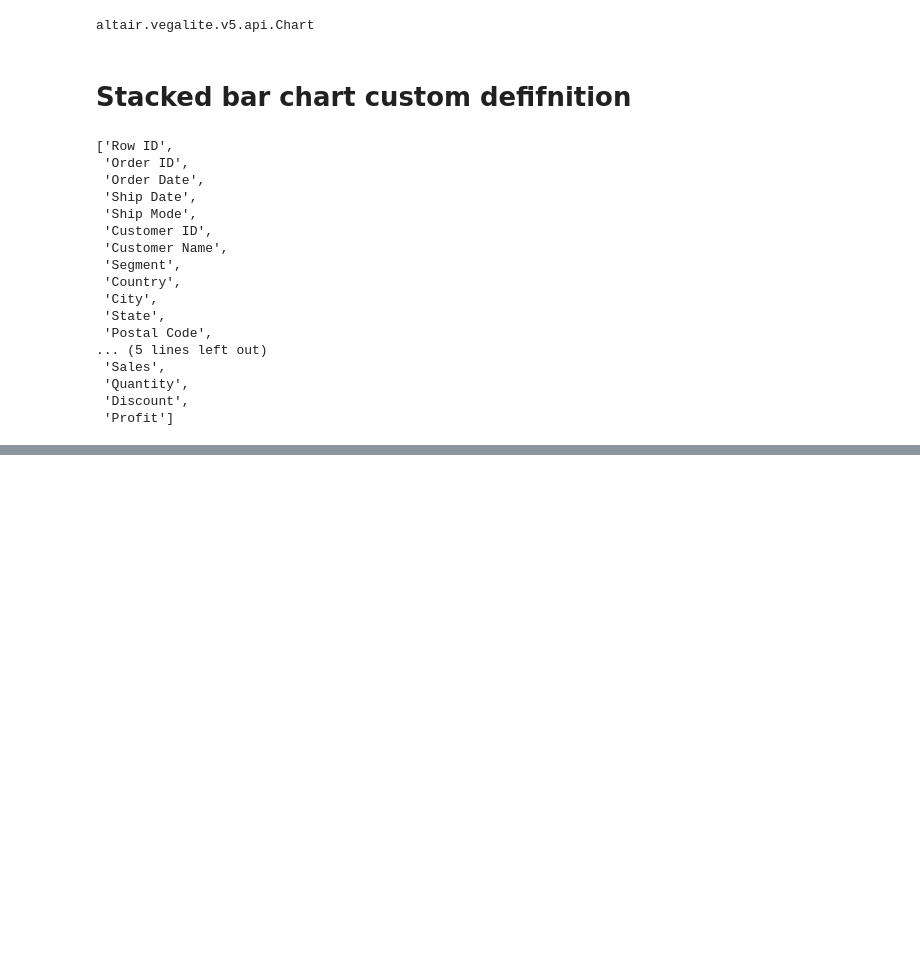
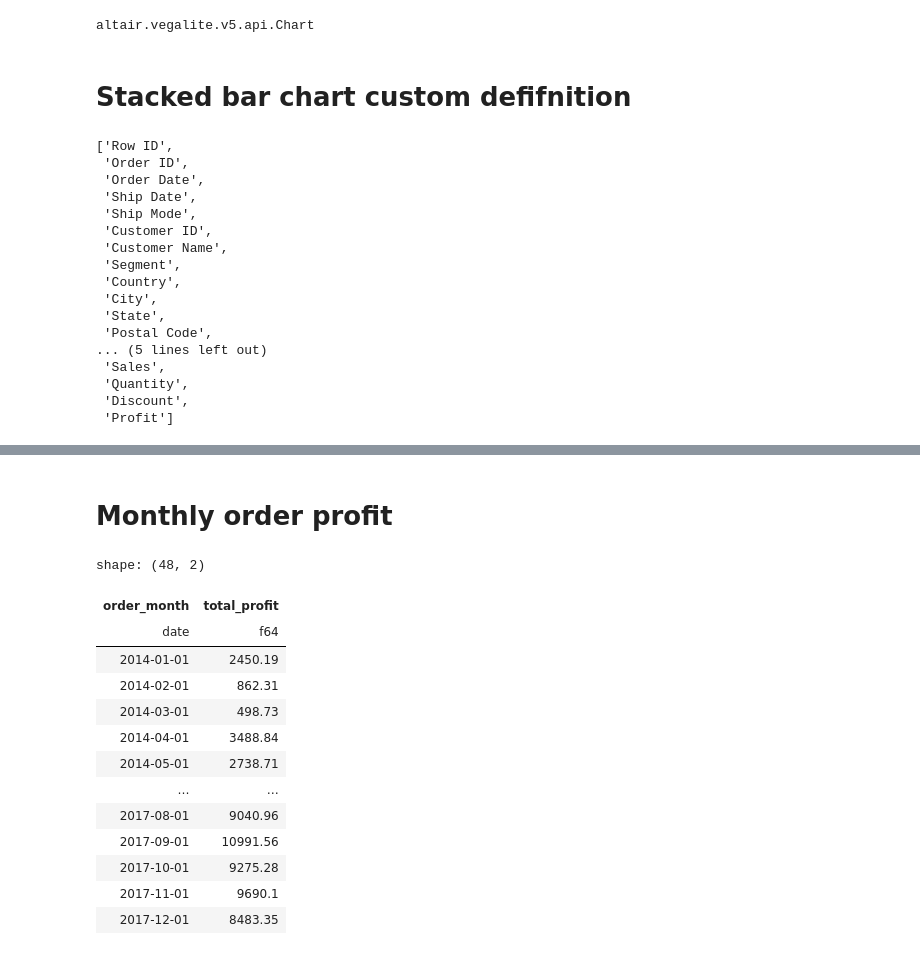
Before and after one commit to utkarshg1/polars_example, a Jupyter notebook: polars.ipynb, the cells around one changed output, grey strips where cells are left out. Drawn from its saved outputs; the diff is of its cells as text; code cells hidden in the pictures; blank space fills up the shorter version.

```diff
--- a/polars.ipynb
+++ b/polars.ipynb
@@ -252,3 +252,32 @@ shape: (68, 3)
 chart
 # %% [output]
 [interactive output not drawn]
+# %% [markdown]
+# Monthly order profit
+# %%
+c = (
+    df.group_by(
+        pl.date(
+            pl.col("Order Date").dt.year(), pl.col("Order Date").dt.month(), 1
+        ).alias("order_month")
+    )
+    .agg(pl.col("Profit").sum().round(2).alias("total_profit"))
+    .sort(pl.col("order_month"))
+)
+# %%
+c
+# %% [output]
+shape: (48, 2)
+| order_month | total_profit |
+| date | f64 |
+| 2014-01-01 | 2450.19 |
+| 2014-02-01 | 862.31 |
+| 2014-03-01 | 498.73 |
+| 2014-04-01 | 3488.84 |
+| 2014-05-01 | 2738.71 |
+| … | … |
+| 2017-08-01 | 9040.96 |
+| 2017-09-01 | 10991.56 |
+| 2017-10-01 | 9275.28 |
+| 2017-11-01 | 9690.1 |
+| 2017-12-01 | 8483.35 |
```
Also changed, not shown: parts of 4 cells of this notebook.
